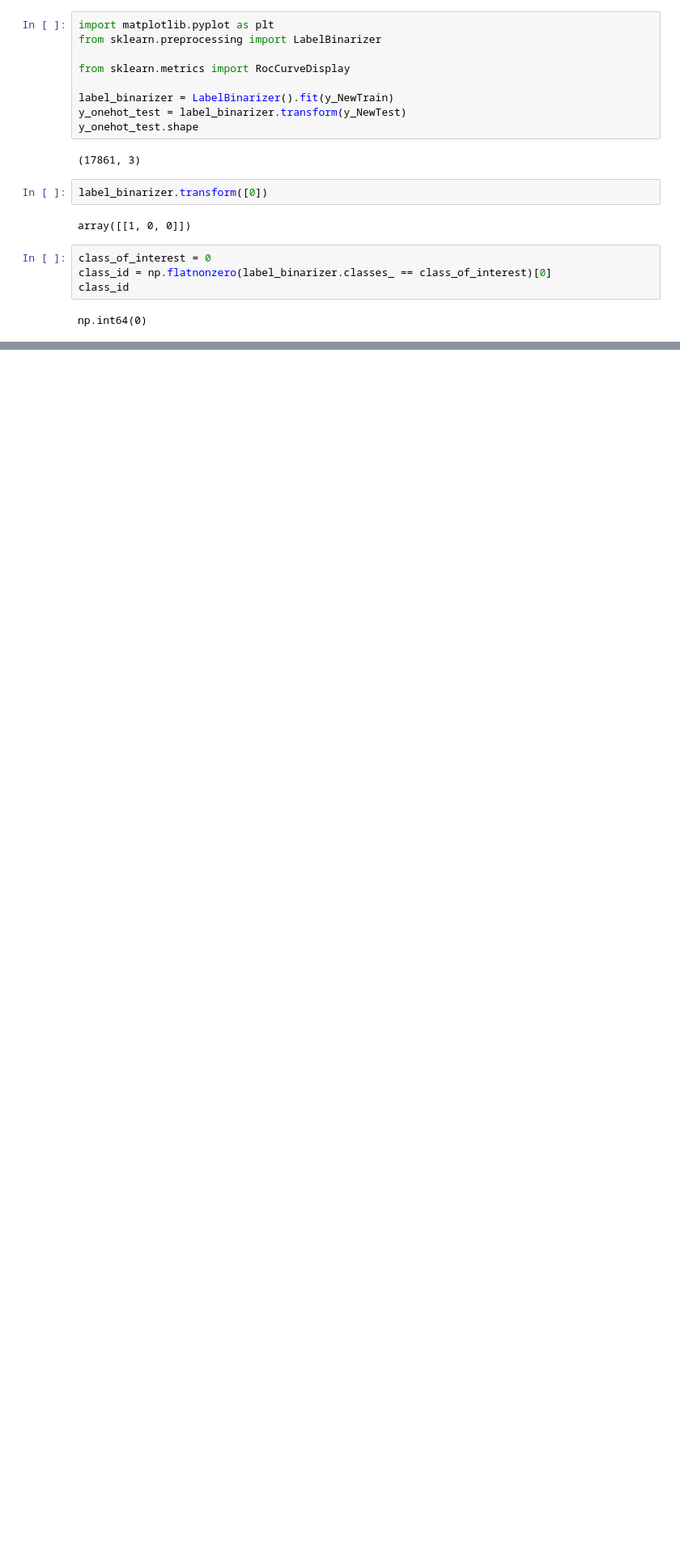
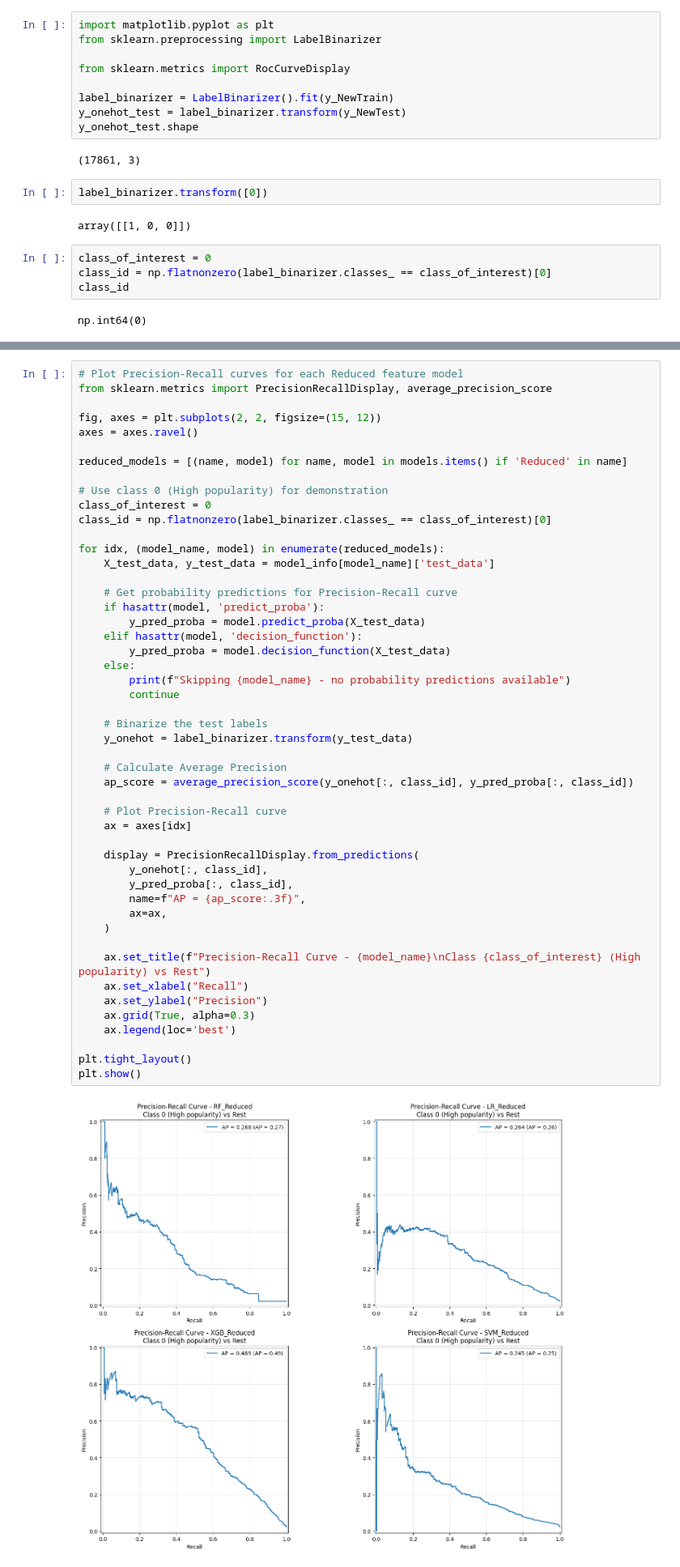
Before and after one commit to mduy2003/CPSC483Project, a Jupyter notebook: evaluation.ipynb, the cells around one changed output, grey strips where cells are left out. Shown: that part at 81% size. Cells and saved outputs as stored; diff of their text form; blank space fills up the shorter version.

Commit message:
Finished Precision-Receall
Also added some analysis for each visualization

```diff
--- a/evaluation.ipynb
+++ b/evaluation.ipynb
@@ -525,0 +561,51 @@ plt.show()
+# %%
+# Plot Precision-Recall curves for each Reduced feature model
+from sklearn.metrics import PrecisionRecallDisplay, average_precision_score
+
+fig, axes = plt.subplots(2, 2, figsize=(15, 12))
+axes = axes.ravel()
+
+reduced_models = [(name, model) for name, model in models.items() if 'Reduced' in name]
+
+# Use class 0 (High popularity) for demonstration
+class_of_interest = 0
+class_id = np.flatnonzero(label_binarizer.classes_ == class_of_interest)[0]
+
+for idx, (model_name, model) in enumerate(reduced_models):
+    X_test_data, y_test_data = model_info[model_name]['test_data']
+
+    # Get probability predictions for Precision-Recall curve
+    if hasattr(model, 'predict_proba'):
+        y_pred_proba = model.predict_proba(X_test_data)
+    elif hasattr(model, 'decision_function'):
+        y_pred_proba = model.decision_function(X_test_data)
+    else:
+        print(f"Skipping {model_name} - no probability predictions available")
+        continue
+
+    # Binarize the test labels
+    y_onehot = label_binarizer.transform(y_test_data)
+
+    # Calculate Average Precision
+    ap_score = average_precision_score(y_onehot[:, class_id], y_pred_proba[:, class_id])
+
+    # Plot Precision-Recall curve
+    ax = axes[idx]
+
+    display = PrecisionRecallDisplay.from_predictions(
+        y_onehot[:, class_id],
+        y_pred_proba[:, class_id],
+        name=f"AP = {ap_score:.3f}",
+        ax=ax,
+    )
+
+    ax.set_title(f"Precision-Recall Curve - {model_name}\nClass {class_of_interest} (High popularity) vs Rest")
+    ax.set_xlabel("Recall")
+    ax.set_ylabel("Precision")
+    ax.grid(True, alpha=0.3)
+    ax.legend(loc='best')
+
+plt.tight_layout()
+plt.show()
+# %% [output]
+[figure, added]
```
Also changed, not shown: parts of 8 cells of this notebook.
